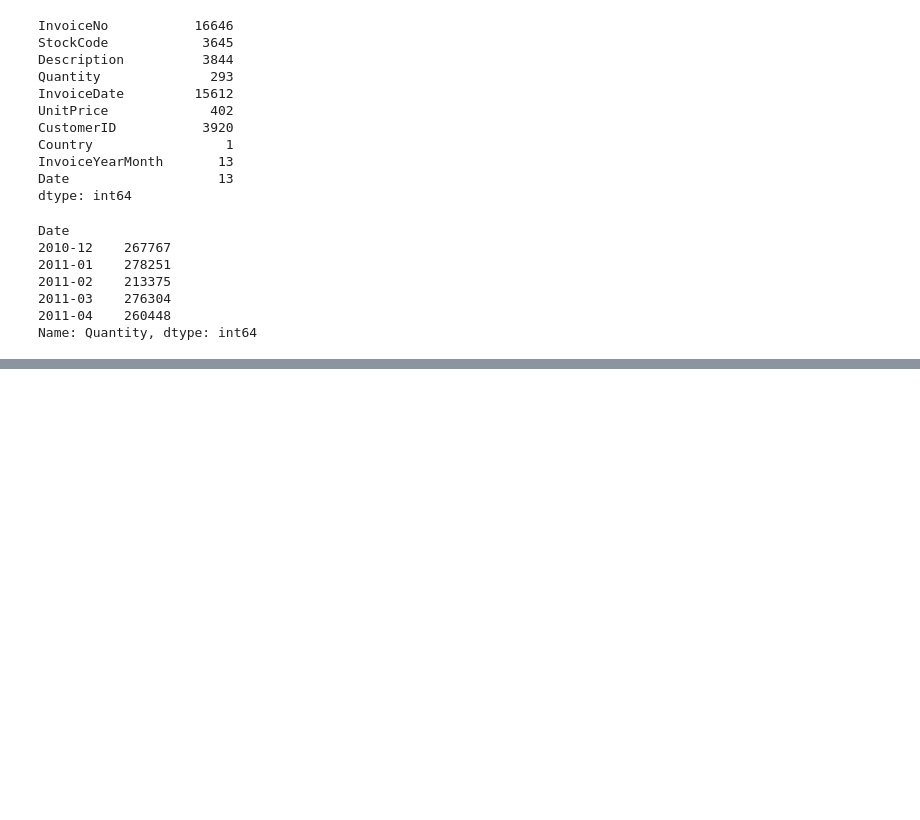
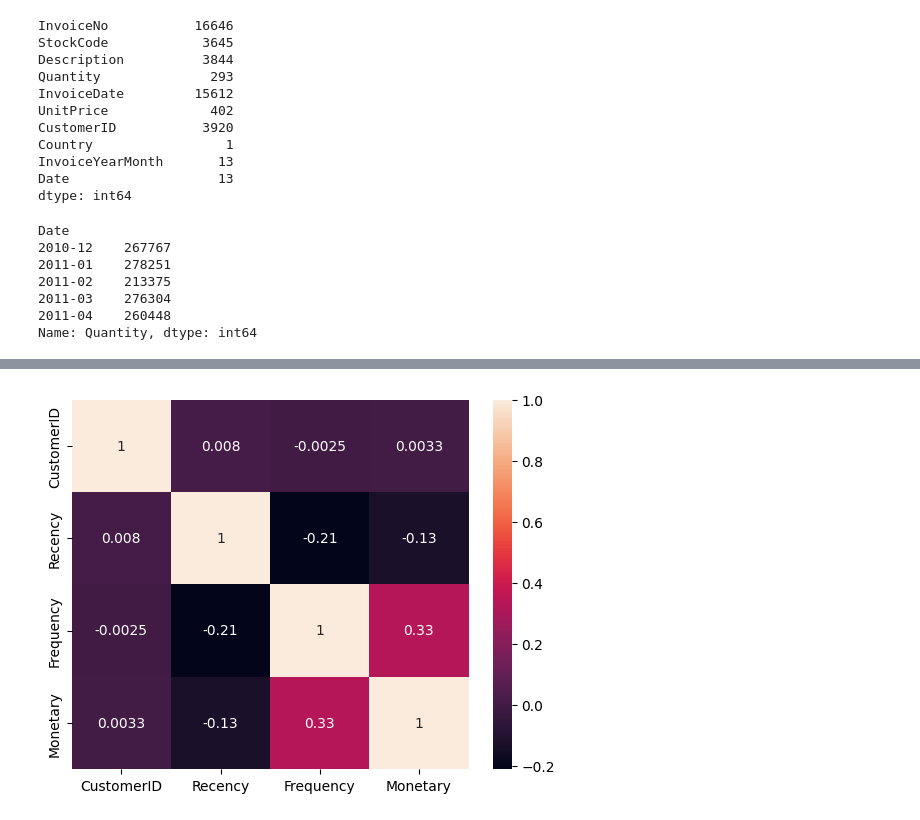
Before and after one commit to sahilrockon/Customer-segmentation-using-machine-learning, a Jupyter notebook: Coustomer_Segm_BY_SAHIL_BISHT.ipynb, the cells around one changed output, grey strips where cells are left out. Drawn from its saved outputs; the diff is of its cells as text; code cells hidden in the pictures; blank space fills up the shorter version.

```diff
--- a/Coustomer_Segm_BY_SAHIL_BISHT.ipynb
+++ b/Coustomer_Segm_BY_SAHIL_BISHT.ipynb
@@ -229,0 +250,4 @@ plot_df(ds_agg, x=ds_agg.Date, y=ds_agg.Quantity,title='Orders in 2011')
+# %%
+ds_recency = ds.groupby(['CustomerID'],as_index=False)['Date'].max()
+ds_recency.columns = ['CustomerID','Last_Purchase_Date']
+ds_recency.head()
@@ -229,0 +261,4 @@ plot_df(ds_agg, x=ds_agg.Date, y=ds_agg.Quantity,title='Orders in 2011')
+# %%
+ds_recency['Recency'] = ds_recency.Last_Purchase_Date.map(lambda x:(NOW - x).days)#map will perfomr operation on  each value
+ds_recency.drop(columns=['Last_Purchase_Date'],inplace=True)
+ds_recency.head()
@@ -229,0 +272,6 @@ plot_df(ds_agg, x=ds_agg.Date, y=ds_agg.Quantity,title='Orders in 2011')
+# %%
+FM_Table = ds.groupby('CustomerID').agg({'InvoiceNo'   : lambda x:len(x),
+                                        'Revenue'  : lambda x:x.sum()})
+FM_Table.rename(columns = {'InvoiceNo' :'Frequency',
+                           'Revenue':'Monetary'},inplace= True)
+FM_Table.head()
@@ -229,0 +286,3 @@ plot_df(ds_agg, x=ds_agg.Date, y=ds_agg.Quantity,title='Orders in 2011')
+# %%
+RFM_Table = ds_recency.merge(FM_Table,left_on='CustomerID',right_on='CustomerID')
+RFM_Table.head()
@@ -229,0 +296,5 @@ plot_df(ds_agg, x=ds_agg.Date, y=ds_agg.Quantity,title='Orders in 2011')
+# %%
+#Heatmap check
+sns.heatmap(RFM_Table.corr(), annot=True);
+# %% [output]
+[figure, added]
```
Also changed, not shown: parts of 66 cells of this notebook.
